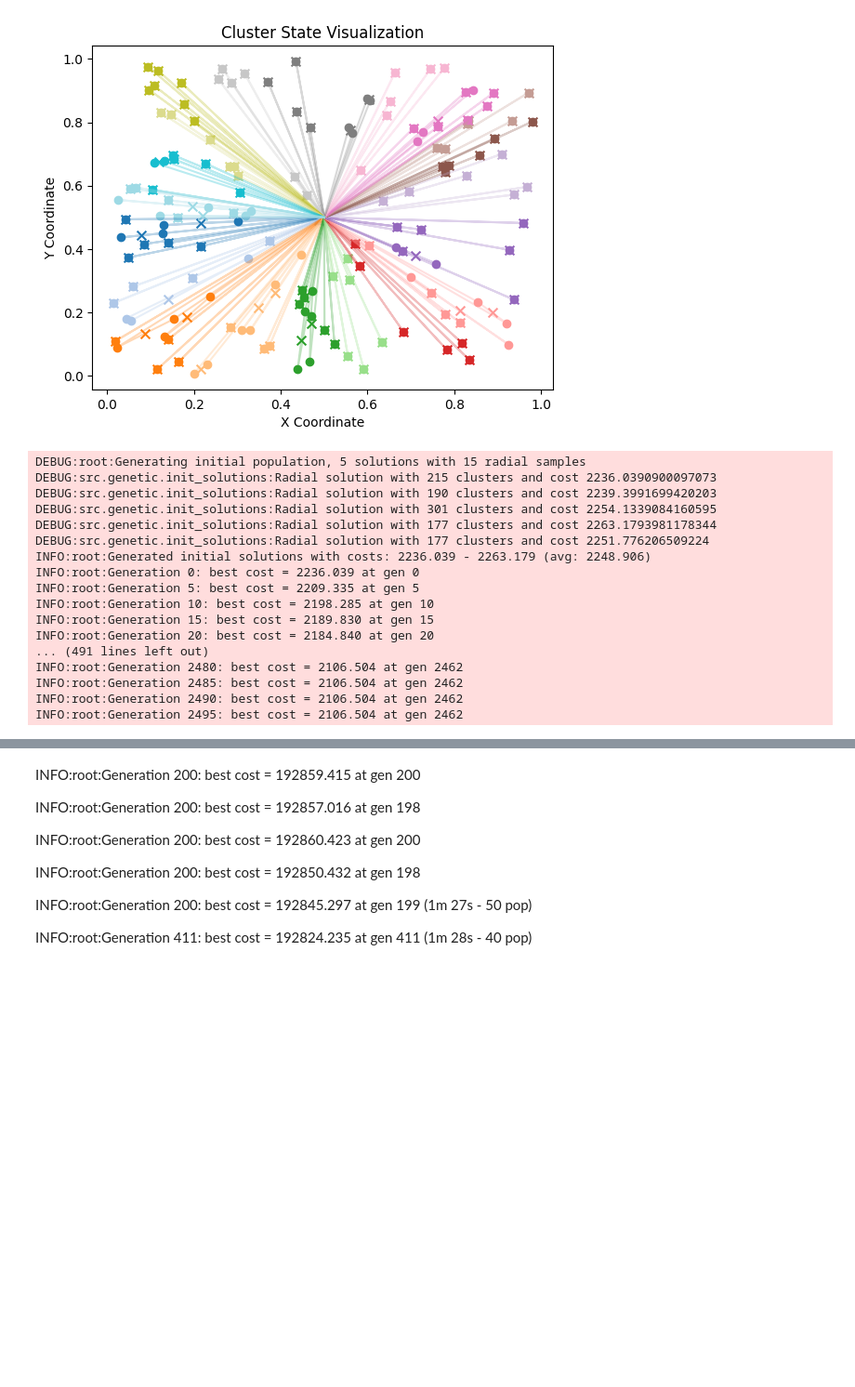
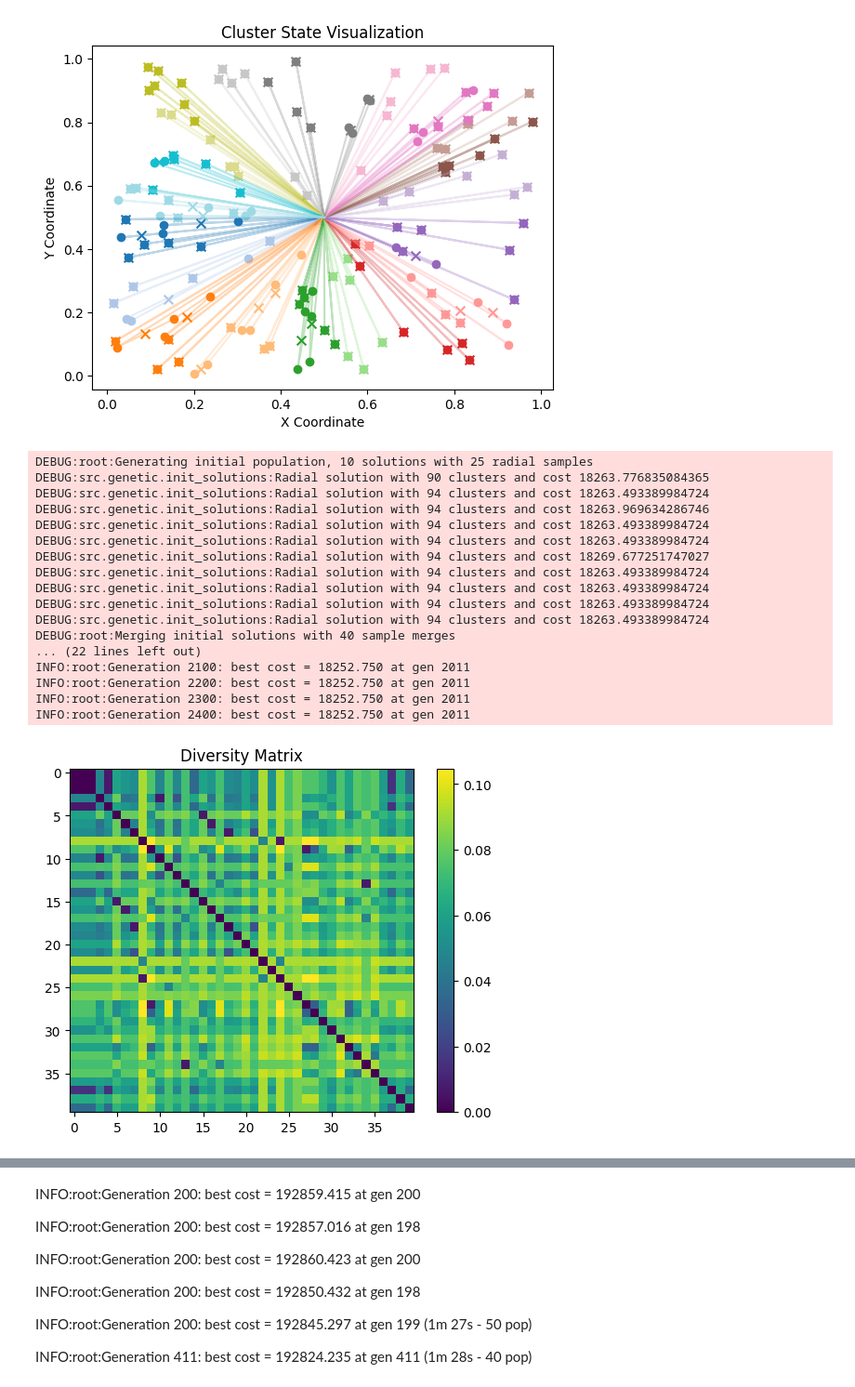
Before and after one commit to alberto467/CI2025_project, a Jupyter notebook: problem.ipynb, the cells around one changed output, grey strips where cells are left out. Shown at 93% size. Cells and saved outputs as stored; diff of their text form; code cells hidden in the pictures; blank space fills up the shorter version.

```diff
--- a/problem.ipynb
+++ b/problem.ipynb
@@ -33,7 +23,7 @@ from src.genetic.init_solutions import baseline_init_solution, radial_init_solut
 # %% [markdown]
 Cost: $d + (d \cdot \alpha \cdot w)^\beta$ with $\alpha \ge 0$ and $\beta \ge 0$
 # %%
-P = Problem(num_cities=1000, density=0.8, alpha=0.01, beta=1.0)
+P = Problem(num_cities=100, density=1, alpha=1, beta=1)
 # %%
 P_ext = ExtProblem(P)
 # %% [output]
@@ -114,22 +104,47 @@ merged5_sol.plot(P_ext)
 # %% [output]
 [figure]
 # %%
-best, cost, _ = genetic_algorithm(P_ext, population_size=40, init_size=5, merge_samples=0, keep_umerged_init=False, generations=2500, log_every=5, reorder_clusters_every=0, radial_init_samples=15, reorder_samples_per_node=10, p_crossover=0, p_first=0.35)
+best, cost, _ = genetic_algorithm(P_ext, population_size=40, init_size=10, merge_samples=40, keep_umerged_init=False, generations=2500, log_every=100, reorder_clusters_every=0, radial_init_samples=25, reorder_samples_per_node=10, p_crossover=0.2, p_first=0.2)
 # %% [output]
-DEBUG:root:Generating initial population, 5 solutions with 15 radial samples
-DEBUG:src.genetic.init_solutions:Radial solution with 215 clusters and cost 2236.0390900097073
-DEBUG:src.genetic.init_solutions:Radial solution with 190 clusters and cost 2239.3991699420203
-DEBUG:src.genetic.init_solutions:Radial solution with 301 clusters and cost 2254.1339084160595
-DEBUG:src.genetic.init_solutions:Radial solution with 177 clusters and cost 2263.1793981178344
-DEBUG:src.genetic.init_solutions:Radial solution with 177 clusters and cost 2251.776206509224
-INFO:root:Generated initial solutions with costs: 2236.039 - 2263.179 (avg: 2248.906)
-INFO:root:Generation 0: best cost = 2236.039 at gen 0
-INFO:root:Generation 5: best cost = 2209.335 at gen 5
-INFO:root:Generation 10: best cost = 2198.285 at gen 10
-INFO:root:Generation 15: best cost = 2189.830 at gen 15
-INFO:root:Generation 20: best cost = 2184.840 at gen 20
-... (491 lines left out)
-INFO:root:Generation 2480: best cost = 2106.504 at gen 2462
-INFO:root:Generation 2485: best cost = 2106.504 at gen 2462
-INFO:root:Generation 2490: best cost = 2106.504 at gen 2462
-INFO:root:Generation 2495: best cost = 2106.504 at gen 2462
+DEBUG:root:Generating initial population, 10 solutions with 25 radial samples
+DEBUG:src.genetic.init_solutions:Radial solution with 90 clusters and cost 18263.776835084365
+DEBUG:src.genetic.init_solutions:Radial solution with 94 clusters and cost 18263.493389984724
+DEBUG:src.genetic.init_solutions:Radial solution with 94 clusters and cost 18263.969634286746
+DEBUG:src.genetic.init_solutions:Radial solution with 94 clusters and cost 18263.493389984724
+DEBUG:src.genetic.init_solutions:Radial solution with 94 clusters and cost 18263.493389984724
+DEBUG:src.genetic.init_solutions:Radial solution with 94 clusters and cost 18269.677251747027
+DEBUG:src.genetic.init_solutions:Radial solution with 94 clusters and cost 18263.493389984724
+DEBUG:src.genetic.init_solutions:Radial solution with 94 clusters and cost 18263.493389984724
+DEBUG:src.genetic.init_solutions:Radial solution with 94 clusters and cost 18263.493389984724
+DEBUG:src.genetic.init_solutions:Radial solution with 94 clusters and cost 18263.493389984724
+DEBUG:root:Merging initial solutions with 40 sample merges
+... (22 lines left out)
+INFO:root:Generation 2100: best cost = 18252.750 at gen 2011
+INFO:root:Generation 2200: best cost = 18252.750 at gen 2011
+INFO:root:Generation 2300: best cost = 18252.750 at gen 2011
+INFO:root:Generation 2400: best cost = 18252.750 at gen 2011
+# %%
+import numpy as np
+from matplotlib import pyplot as plt
+
+from src.genetic.ClusterState import haussdorff_distance
+
+N = len(best)
+
+diffs = np.zeros((N, N))
+
+for i in range(N):
+    for j in range(N):
+        if i == j:
+            continue
+
+        diffs[i, j] = haussdorff_distance(P_ext, best[i], best[j])
+
+diffs = (diffs + diffs.T) / 2
+
+plt.imshow(diffs)
+plt.colorbar()
+plt.title("Diversity Matrix")
+plt.show()
+# %% [output]
+[figure, added]
```
Also changed, not shown: parts of 8 cells of this notebook, 4 other files.
